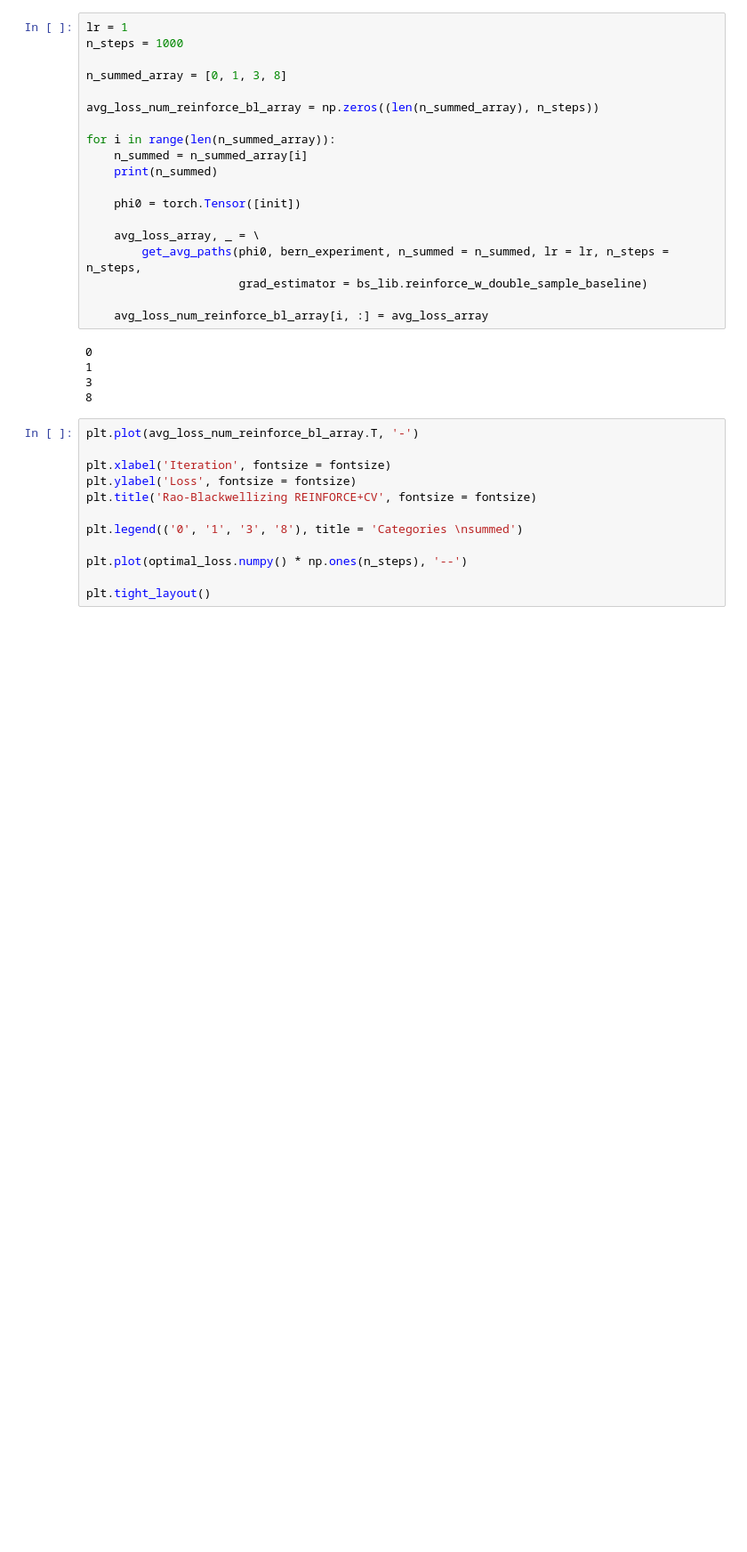
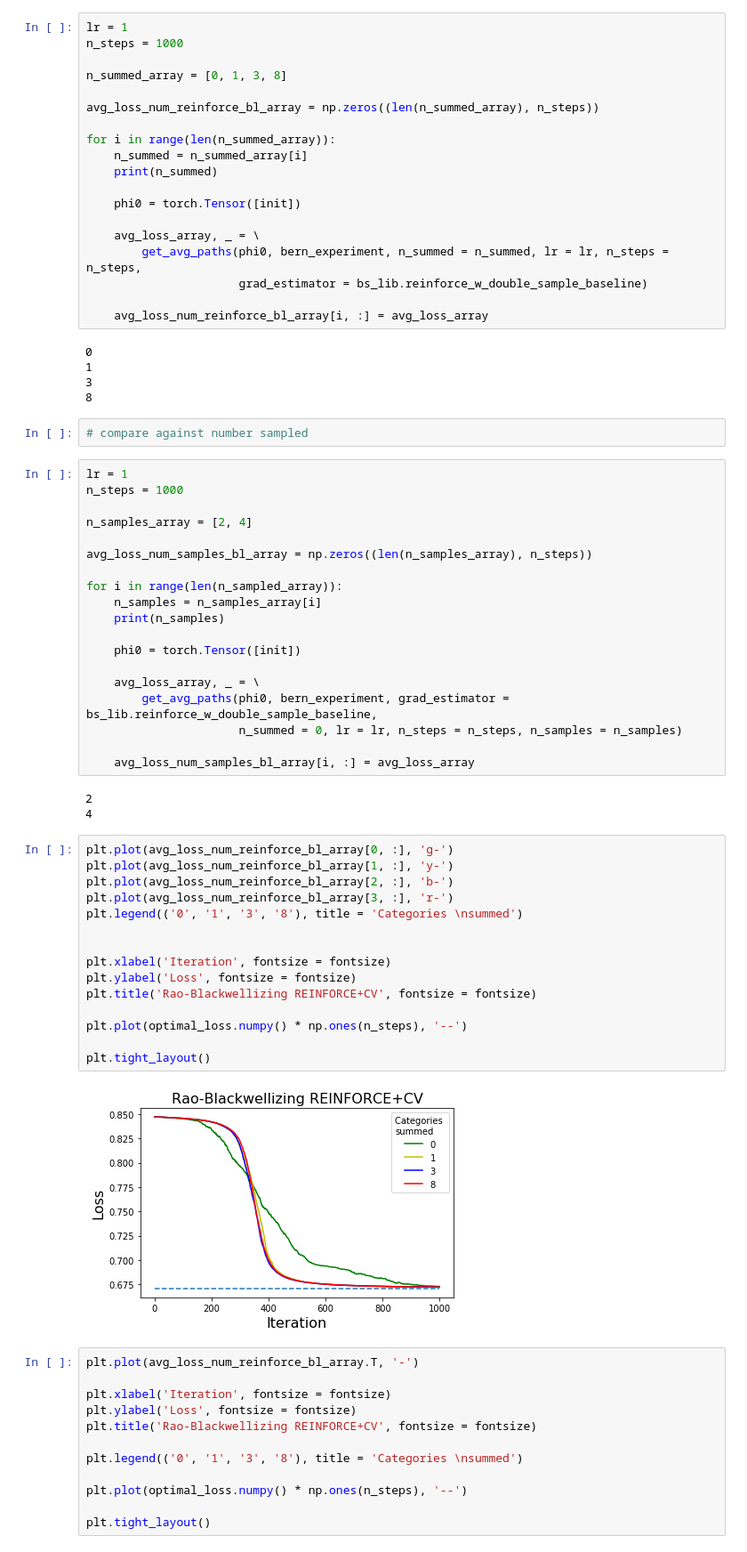
Before and after one commit to Runjing-Liu120/RaoBlackwellizedSGD, a Jupyter notebook: experiments/bernoulli_experiments/bernoulli_optimization_experiments.ipynb, the cells around one changed output. Shown at 89% size. Cells and saved outputs as stored; diff of their text form; blank space fills up the shorter version.

```diff
--- a/experiments/bernoulli_experiments/bernoulli_optimization_experiments.ipynb
+++ b/experiments/bernoulli_experiments/bernoulli_optimization_experiments.ipynb
@@ -418,6 +466,47 @@ for i in range(len(n_summed_array)):
 1
 3
 8
+# %%
+# compare against number sampled
+# %%
+lr = 1
+n_steps = 1000
+
+n_samples_array = [2, 4]
+
+avg_loss_num_samples_bl_array = np.zeros((len(n_samples_array), n_steps))
+
+for i in range(len(n_sampled_array)):
+    n_samples = n_samples_array[i]
+    print(n_samples)
+
+    phi0 = torch.Tensor([init])
+
+    avg_loss_array, _ = \
+        get_avg_paths(phi0, bern_experiment, grad_estimator = bs_lib.reinforce_w_double_sample_baseline,
+                      n_summed = 0, lr = lr, n_steps = n_steps, n_samples = n_samples)
+
+    avg_loss_num_samples_bl_array[i, :] = avg_loss_array
+# %% [output]
+2
+4
+# %%
+plt.plot(avg_loss_num_reinforce_bl_array[0, :], 'g-')
+plt.plot(avg_loss_num_reinforce_bl_array[1, :], 'y-')
+plt.plot(avg_loss_num_reinforce_bl_array[2, :], 'b-')
+plt.plot(avg_loss_num_reinforce_bl_array[3, :], 'r-')
+plt.legend(('0', '1', '3', '8'), title = 'Categories \nsummed')
+
+
+plt.xlabel('Iteration', fontsize = fontsize)
+plt.ylabel('Loss', fontsize = fontsize)
+plt.title('Rao-Blackwellizing REINFORCE+CV', fontsize = fontsize)
+
+plt.plot(optimal_loss.numpy() * np.ones(n_steps), '--')
+
+plt.tight_layout()
+# %% [output]
+[figure, added]
 # %%
 plt.plot(avg_loss_num_reinforce_bl_array.T, '-')
 
```
Also changed, not shown: parts of 9 cells of this notebook, 4 other files.
